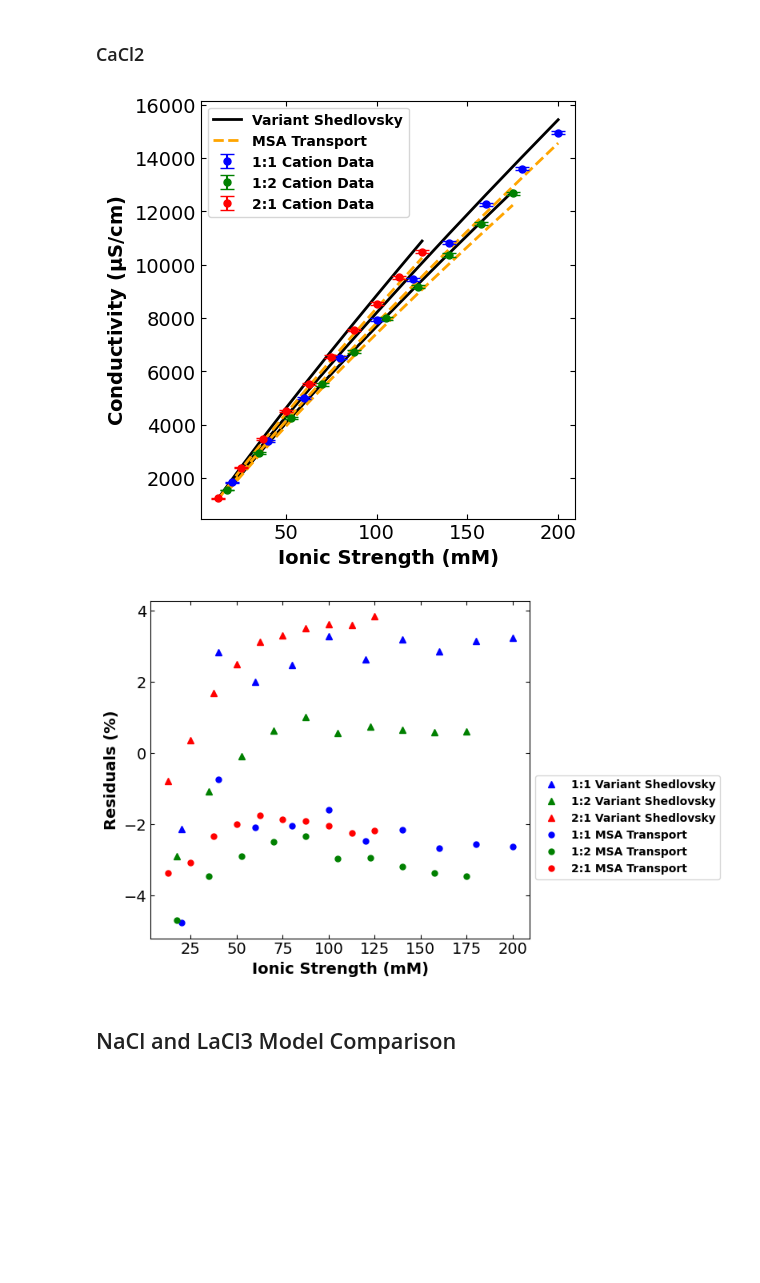
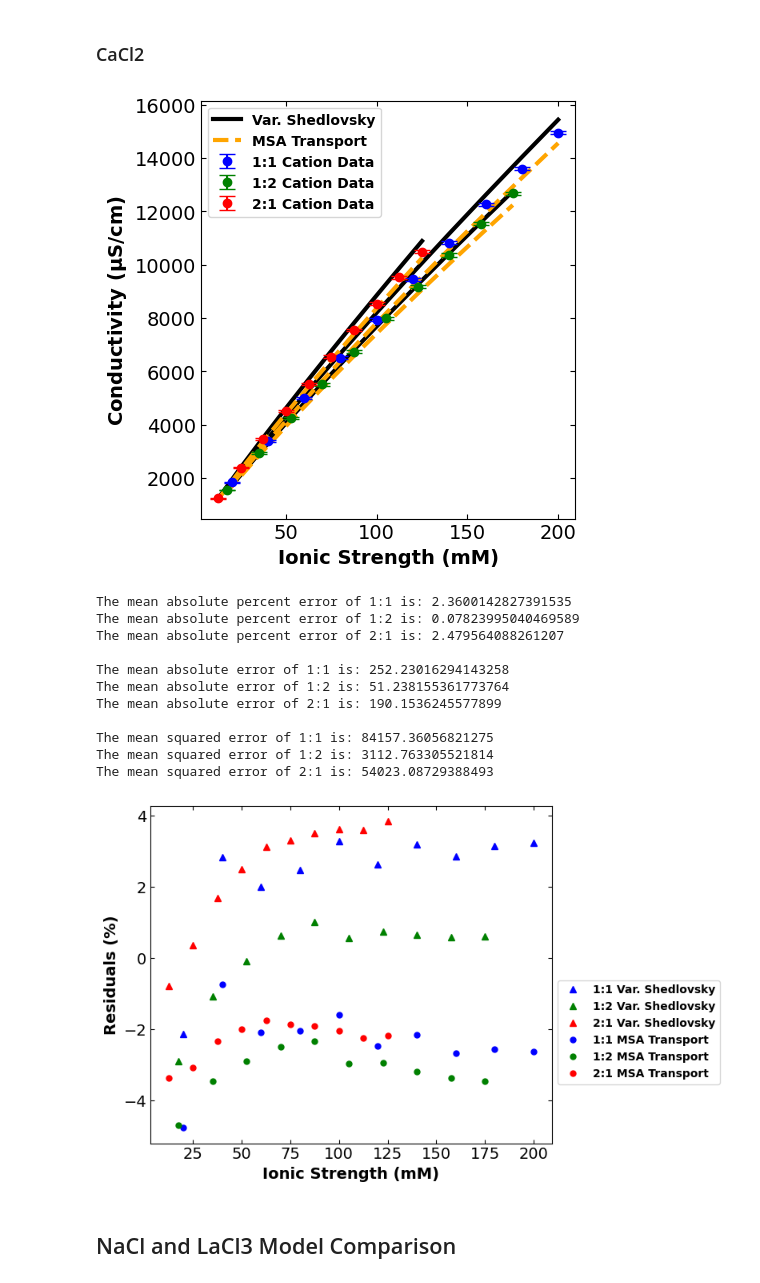
Before and after one commit to dowlinglab/salts-conductivity-modelling, a Jupyter notebook: Multicomponents-conductivity-paper.ipynb, the cells around one changed output. Saved outputs shown, nothing was run; the diff lists cells and outputs as text; code cells hidden in the pictures; blank space fills up the shorter version.

Commit message:
Updated figures

```diff
--- a/Multicomponents-conductivity-paper.ipynb
+++ b/Multicomponents-conductivity-paper.ipynb
@@ -385,20 +457,20 @@ specific_cond_13 = [specific_cond_nacl_13[i] + specific_cond_cacl2_13[i] for i i
 
 # making plot comparison of calculated and experimental conductivity of NaCl and CaCl2
 fig = plt.figure(figsize=(5, 5))
-plt.plot(ionic_strength_na_ca_1_1, specific_cond, "-", color="black", linewidth=2, label="Variant Shedlovsky")
-plt.plot(ionic_strength_na_ca_1_2, specific_cond_12, "-", linewidth=2, color="black")
-plt.plot(ionic_strength_na_ca_2_1, specific_cond_13, "-", color="black", linewidth=2)
-plt.plot(ionic_strength_na_ca_1_1, all_cond_calc_con, "--", color="orange", linewidth=2, label="MSA Transport")
-plt.plot(ionic_strength_na_ca_1_2, all_cond_calc_con12, "--", color="orange", linewidth=2)
-plt.plot(ionic_strength_na_ca_2_1, all_cond_calc_con13, "--", color="orange", linewidth=2)
+plt.plot(ionic_strength_na_ca_1_1, specific_cond, "-", color="black", linewidth=3, label="Var. Shedlovsky")
+plt.plot(ionic_strength_na_ca_1_2, specific_cond_12, "-", linewidth=3, color="black")
+plt.plot(ionic_strength_na_ca_2_1, specific_cond_13, "-", color="black", linewidth=3)
+plt.plot(ionic_strength_na_ca_1_1, all_cond_calc_con, "--", color="orange", linewidth=3, label="MSA Transport")
+plt.plot(ionic_strength_na_ca_1_2, all_cond_calc_con12, "--", color="orange", linewidth=3)
+plt.plot(ionic_strength_na_ca_2_1, all_cond_calc_con13, "--", color="orange", linewidth=3)
 plt.errorbar(
-    ionic_strength_na_ca_1_1, cond_exp, yerr=error_na_ca_1_1, fmt='o', ecolor='blue', capsize=5, markersize=5, markerfacecolor='blue',
+    ionic_strength_na_ca_1_1, cond_exp, yerr=error_na_ca_1_1, fmt='o', ecolor='blue', capsize=6, markersize=6, markerfacecolor='blue',
     markeredgecolor='blue', label='1:1 Cation Data')
 plt.errorbar(
-    ionic_strength_na_ca_1_2, cond_exp12, yerr=error_na_ca_1_2, fmt='o', ecolor='green', capsize=5, markersize=5, markerfacecolor='green',
+    ionic_strength_na_ca_1_2, cond_exp12, yerr=error_na_ca_1_2, fmt='o', ecolor='green', capsize=6, markersize=6, markerfacecolor='green',
     markeredgecolor='green', label='1:2 Cation Data')
 plt.errorbar(
-    ionic_strength_na_ca_2_1, cond_exp13, yerr=error_na_ca_2_1, fmt='o', ecolor='red', capsize=5, markersize=5, markerfacecolor='red',
+    ionic_strength_na_ca_2_1, cond_exp13, yerr=error_na_ca_2_1, fmt='o', ecolor='red', capsize=6, markersize=6, markerfacecolor='red',
     markeredgecolor='red', label='2:1 Cation Data')
 plt.xlabel("Ionic Strength (mM)", fontsize=14,fontweight='bold')
 plt.ylabel("Conductivity ($\mathbf{\mu}$S/cm)", fontsize=14,fontweight='bold')
@@ -410,7 +482,7 @@ plt.tight_layout()
 plt.savefig(r".\Paper_figures\msa_var_shed_na_ca.png")
 plt.show()
 # %% [output]
-[figure, old version]
+[figure, new version]
 # %%
 # residuals for NaCl and CaCl2
 e_2 = [specific_cond[i] - cond_exp[i] for i in range(ndata)]
@@ -419,28 +491,58 @@ e13_2 = [specific_cond_13[i] - cond_exp13[i] for i in range(ndata)]
 # %%
 # residuals fraction
 residuals_percent_2 = [100*e_2[i]/cond_exp[i] for i in range(ndata)]
 residuals_percent12_2 = [100*e12_2[i]/cond_exp12[i] for i in range(ndata)]
 residuals_percent13_2 = [100*e13_2[i]/cond_exp13[i] for i in range(ndata)]
+print("The mean absolute percent error of 1:1 is:",np.mean(residuals_percent_2))
+print("The mean absolute percent error of 1:2 is:",np.mean(residuals_percent12_2))
+print("The mean absolute percent error of 2:1 is:",np.mean(residuals_percent13_2))
+
+# calculate the mean absolute error
+residuals_abs_shed = [np.abs(e_2[i]) for i in range(ndata)]
+residuals_12_abs_shed = [np.abs(e12_2[i]) for i in range(ndata)]
+residuals_13_abs_shed = [np.abs(e13_2[i]) for i in range(ndata)]
+print("\nThe mean absolute error of 1:1 is:",np.mean(residuals_abs_shed))
+print("The mean absolute error of 1:2 is:",np.mean(residuals_12_abs_shed))
+print("The mean absolute error of 2:1 is:",np.mean(residuals_13_abs_shed))
+
+# calculate the mean squared error
+sq_residuals_shed = [e_2[i]**2 for i in range(ndata)]
+sq_residuals_12_shed = [e12_2[i]**2 for i in range(ndata)]
+sq_residuals_13_shed = [e13_2[i]**2 for i in range(ndata)]
+print("\nThe mean squared error of 1:1 is:",np.mean(sq_residuals_shed))
+print("The mean squared error of 1:2 is:",np.mean(sq_residuals_12_shed))
+print("The mean squared error of 2:1 is:",np.mean(sq_residuals_13_shed))
 
 # making plots of residuals
 fig = plt.figure(figsize=(8, 5))
-plt.plot(ionic_strength_na_ca_1_1, residuals_percent_2, "^", color="blue", label="1:1 Variant Shedlovsky")
-plt.plot(ionic_strength_na_ca_1_2, residuals_percent12_2, "^", color="green", label="1:2 Variant Shedlovsky")
-plt.plot(ionic_strength_na_ca_2_1, residuals_percent13_2, "^", color="red", label="2:1 Variant Shedlovsky")
+plt.plot(ionic_strength_na_ca_1_1, residuals_percent_2, "^", color="blue", label="1:1 Var. Shedlovsky")
+plt.plot(ionic_strength_na_ca_1_2, residuals_percent12_2, "^", color="green", label="1:2 Var. Shedlovsky")
+plt.plot(ionic_strength_na_ca_2_1, residuals_percent13_2, "^", color="red", label="2:1 Var. Shedlovsky")
 plt.plot(ionic_strength_na_ca_1_1, residuals_percent, ".", markersize=10, color="blue", label="1:1 MSA Transport")
 plt.plot(ionic_strength_na_ca_1_2, residuals_percent12, ".", markersize=10, color="green", label="1:2 MSA Transport")
 plt.plot(ionic_strength_na_ca_2_1, residuals_percent13, ".", markersize=10, color="red", label="2:1 MSA Transport")
 plt.xlabel("Ionic Strength (mM)", fontsize=14,fontweight='bold')
 plt.ylabel("Residuals (%)", fontsize=14,fontweight='bold')
 plt.xticks(fontsize=14)
 plt.yticks(fontsize=14)
 plt.tick_params(direction="in",top=True, right=True)
 plt.legend(prop={"weight":"bold"}, bbox_to_anchor=(1, 0.5))
 plt.tight_layout()
 plt.savefig(r".\Paper_figures\msa_var_shed_na_ca_residuals_per.png")
 plt.show()
 # %% [output]
+The mean absolute percent error of 1:1 is: 2.3600142827391535
+The mean absolute percent error of 1:2 is: 0.07823995040469589
+The mean absolute percent error of 2:1 is: 2.479564088261207
+
+The mean absolute error of 1:1 is: 252.23016294143258
+The mean absolute error of 1:2 is: 51.238155361773764
+The mean absolute error of 2:1 is: 190.1536245577899
+
+The mean squared error of 1:1 is: 84157.36056821275
+The mean squared error of 1:2 is: 3112.763305521814
+The mean squared error of 2:1 is: 54023.08729388493
-[figure, old version]
+[figure, new version]
 # %% [markdown]
 ## NaCl and LaCl3 Model Comparison
 # %% [markdown]
```
Also changed, not shown: parts of 7 cells of this notebook, 15 other files.
